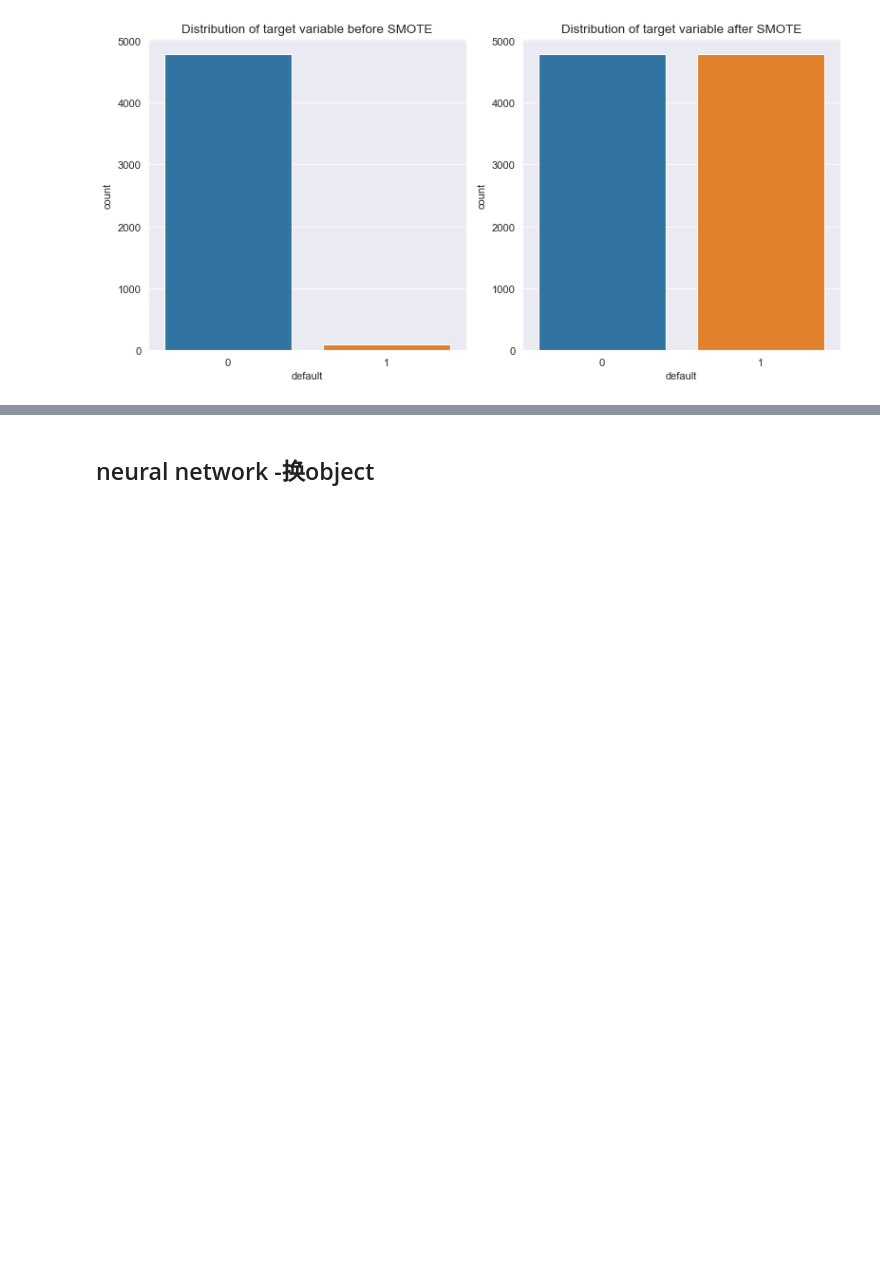
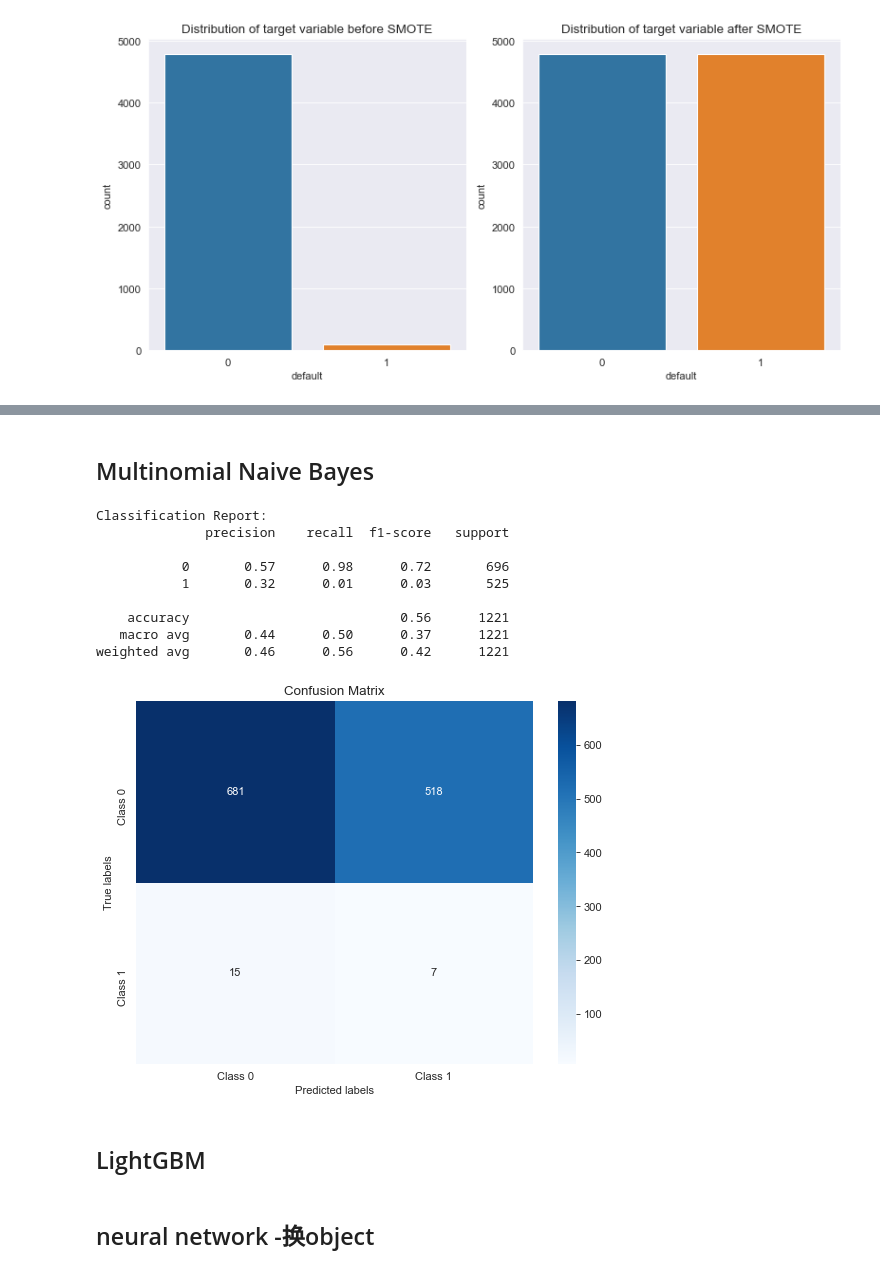
Before and after one commit to IRis0550/mlpy_2, a Jupyter notebook: project2.ipynb, the cells around one changed output, grey strips where cells are left out. Drawn from its saved outputs; the diff is of its cells as text; code cells hidden in the pictures; blank space fills up the shorter version.

```diff
--- a/project2.ipynb
+++ b/project2.ipynb
@@ -303,3 +363,50 @@ plt.show()
+# %% [markdown]
+## Multinomial Naive Bayes
+# %%
+from sklearn.naive_bayes import MultinomialNB
+
+# Initialize the Multinomial Naive Bayes classifier
+nb_classifier_smote = MultinomialNB()
+
+# Train the classifier on the resampled data
+nb_classifier_smote.fit(X_train_smote, y_train_smote)
+
+# Predict on the testing data
+y_pred_smote_nb = nb_classifier_smote.predict(X_test)
+# %%
+# Generate the classification report
+report_smote_nb = classification_report(y_pred_smote_nb, y_test)
+
+# Print the classification report
+print("Classification Report:")
+print(report_smote_nb)
+# Assuming y_test and y_pred are the true labels and predicted labels, respectively
+# Calculate the confusion matrix
+conf_matrix = confusion_matrix(y_test,y_pred_smote_nb)
+
+# Define class labels (if applicable)
+class_labels = ['Class 0', 'Class 1']  # Replace with your actual class labels if available
+
+# Plot confusion matrix
+plt.figure(figsize=(8, 6))
+sns.heatmap(conf_matrix, annot=True, fmt="d", cmap="Blues", xticklabels=class_labels, yticklabels=class_labels)
+plt.xlabel('Predicted labels')
+plt.ylabel('True labels')
+plt.title('Confusion Matrix')
+plt.show()
+# %% [output]
+Classification Report:
+              precision    recall  f1-score   support
+
+           0       0.57      0.98      0.72       696
+           1       0.32      0.01      0.03       525
+
+    accuracy                           0.56      1221
+   macro avg       0.44      0.50      0.37      1221
+weighted avg       0.46      0.56      0.42      1221
+[figure, added]
+# %% [markdown]
+## LightGBM
 # %% [markdown]
 ## neural network -换object
 # %%
```
Also changed, not shown: parts of 14 cells of this notebook, 3 other files.
